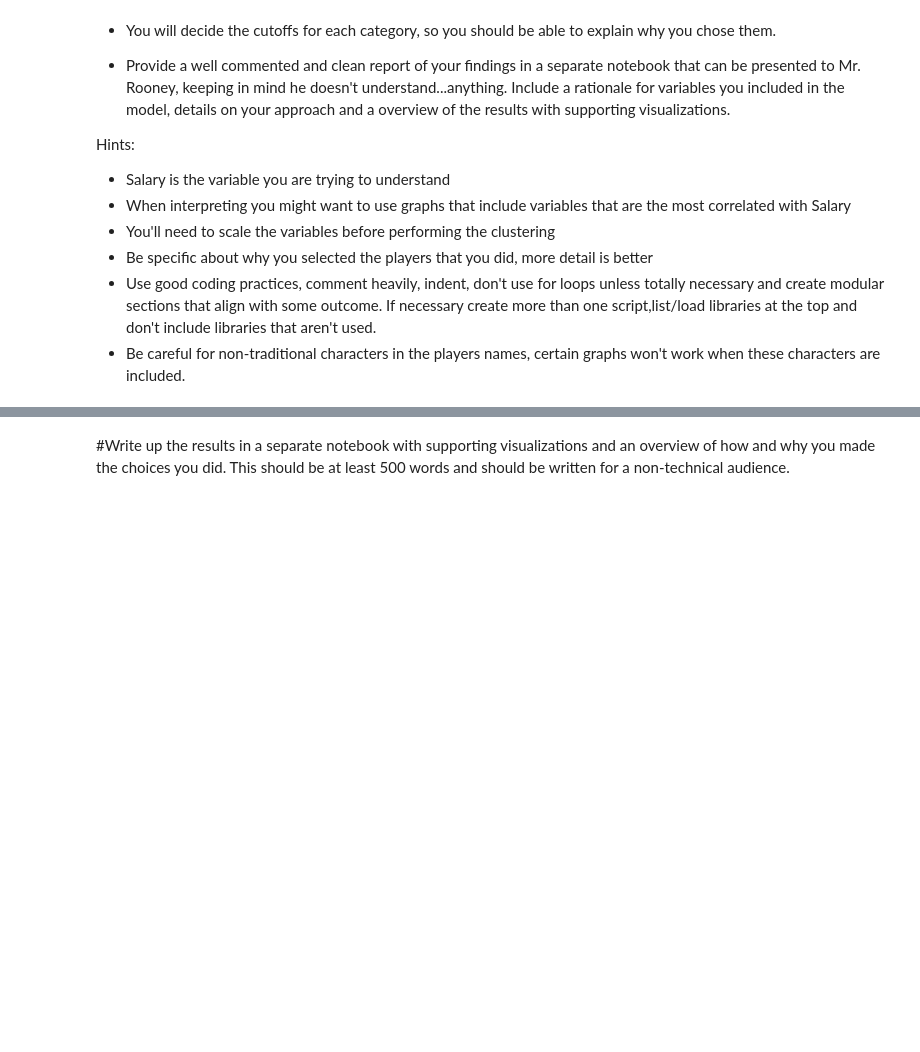
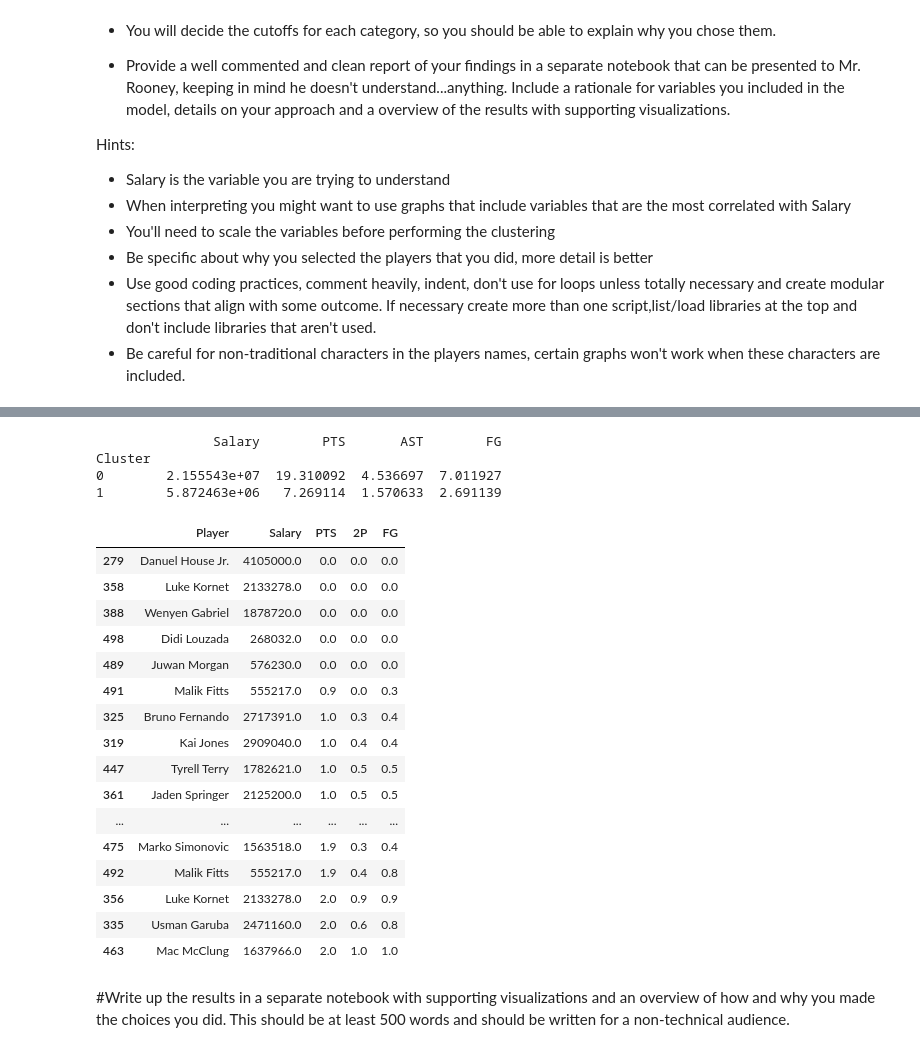
Before and after one commit to rebeccavanni/DS-3021, a Jupyter notebook: Lab-Clustering.ipynb, the cells around one changed output, grey strips where cells are left out. Cells and saved outputs as stored; diff of their text form; code cells hidden in the pictures; blank space fills up the shorter version.

```diff
--- a/Lab-Clustering.ipynb
+++ b/Lab-Clustering.ipynb
@@ -70,3 +231,37 @@ NBA_preformance = pd.read_csv("data/NBA_Perf_22.csv", encoding = "latin")
+# %%
+#Use the model to select players for Mr. Rooney to consider
+NBA_combined["Cluster"] = kmeans.labels_
+
+cluster_summary = NBA_combined.groupby("Cluster")[["Salary", "PTS", "AST", "FG"]].mean()
+print(cluster_summary)
+
+target_cluster = 1
+recommendations = NBA_combined[NBA_combined["Cluster"] == target_cluster]
+recommendations = recommendations[recommendations["Salary"] < 5000000]
+recommendations = recommendations.sort_values("PTS", ascending=True)
+recommendations[["Player", "Salary", "PTS", "2P", "FG"]].head(20)
+# %% [output]
+               Salary        PTS       AST        FG
+Cluster
+0        2.155543e+07  19.310092  4.536697  7.011927
+1        5.872463e+06   7.269114  1.570633  2.691139
+|  | Player | Salary | PTS | 2P | FG |
+| 279 | Danuel House Jr. | 4105000.0 | 0.0 | 0.0 | 0.0 |
+| 358 | Luke Kornet | 2133278.0 | 0.0 | 0.0 | 0.0 |
+| 388 | Wenyen Gabriel | 1878720.0 | 0.0 | 0.0 | 0.0 |
+| 498 | Didi Louzada | 268032.0 | 0.0 | 0.0 | 0.0 |
+| 489 | Juwan Morgan | 576230.0 | 0.0 | 0.0 | 0.0 |
+| 491 | Malik Fitts | 555217.0 | 0.9 | 0.0 | 0.3 |
+| 325 | Bruno Fernando | 2717391.0 | 1.0 | 0.3 | 0.4 |
+| 319 | Kai Jones | 2909040.0 | 1.0 | 0.4 | 0.4 |
+| 447 | Tyrell Terry | 1782621.0 | 1.0 | 0.5 | 0.5 |
+| 361 | Jaden Springer | 2125200.0 | 1.0 | 0.5 | 0.5 |
+| ... | ... | ... | ... | ... | ... |
+| 475 | Marko Simonovic | 1563518.0 | 1.9 | 0.3 | 0.4 |
+| 492 | Malik Fitts | 555217.0 | 1.9 | 0.4 | 0.8 |
+| 356 | Luke Kornet | 2133278.0 | 2.0 | 0.9 | 0.9 |
+| 335 | Usman Garuba | 2471160.0 | 2.0 | 0.6 | 0.8 |
+| 463 | Mac McClung | 1637966.0 | 2.0 | 1.0 | 1.0 |
 # %% [markdown]
 #Write up the results in a separate notebook with supporting visualizations and
 an overview of how and why you made the choices you did. This should be at least
```
Also changed, not shown: parts of 17 cells of this notebook.
